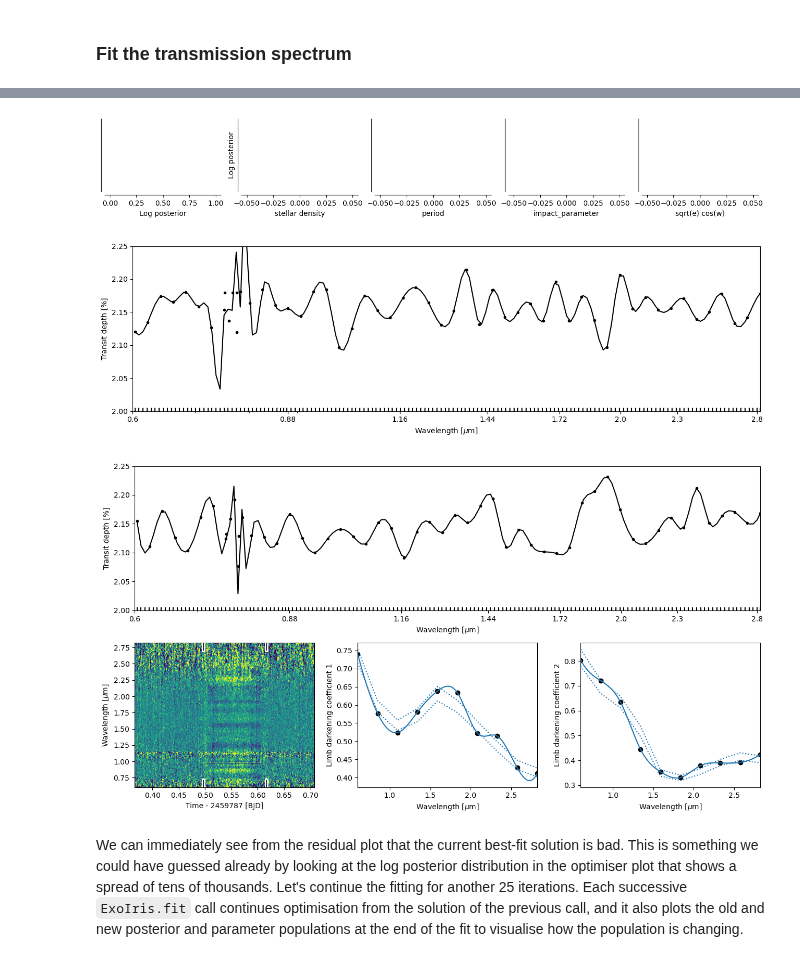
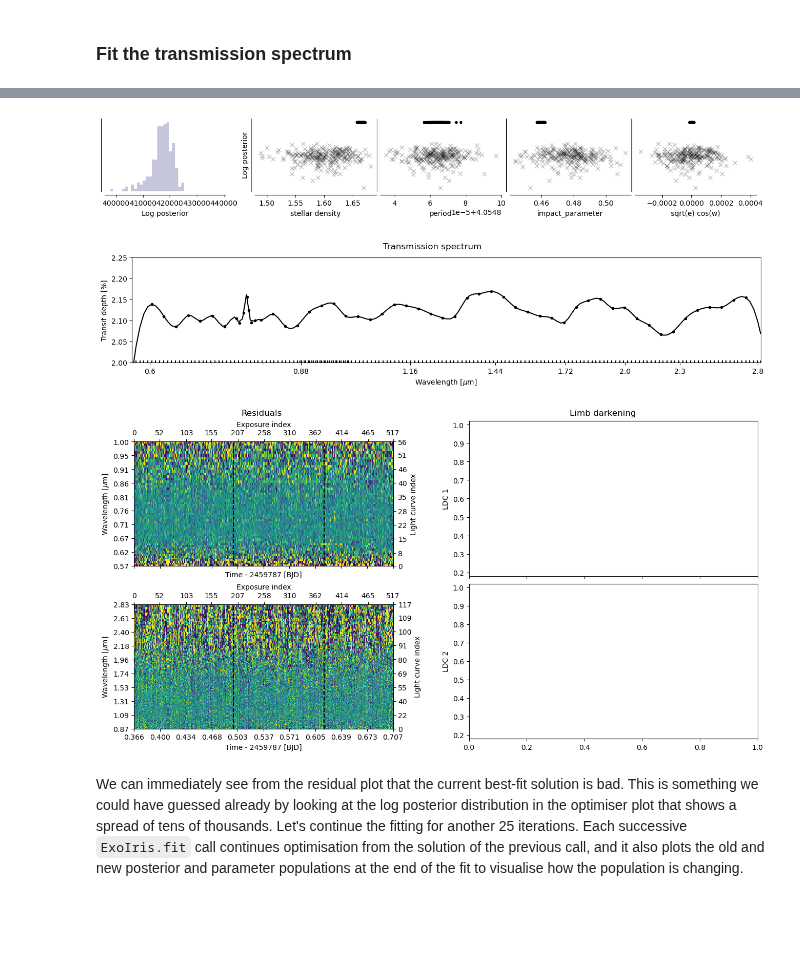
Before and after one commit to hpparvi/ExoIris, a Jupyter notebook: doc/source/examples/e01/05a_ldtkldm.ipynb, the cells around one changed output, grey strips where cells are left out. Cells and saved outputs as stored; diff of their text form; code cells hidden in the pictures; blank space fills up the shorter version.

```diff
--- a/doc/source/examples/e01/05a_ldtkldm.ipynb
+++ b/doc/source/examples/e01/05a_ldtkldm.ipynb
@@ -46,9 +45,9 @@ fig.tight_layout()
 filters = ([BoxcarFilter('a', wla*1e3, wlb*1e3) for wla, wlb in zip(db[0]._wl_l_edges, db[0]._wl_l_edges)] +
            [BoxcarFilter('a', wla*1e3, wlb*1e3) for wla, wlb in zip(db[1]._wl_l_edges, db[1]._wl_l_edges)] )
 # %%
-ldm = LDTkLD(filters, (5327, 139), (4.38, 0.09), (-0.01, 0.1), dataset='visir-lowres')
+ldm = LDTkLD(db, (5327, 139), (4.38, 0.09), (-0.01, 0.1), dataset='visir-lowres')
 # %%
-ts = ExoIris('01b_ldtk_limb_darkening', ldmodel=ldm, data=db, nk=50, nldc=10, nthreads=1)
+ts = ExoIris('05a_ldtk_limb_darkening', ldmodel=ldm, data=db, nk=50, nldc=10, nthreads=1)
 # %%
 ts.set_prior('tc', 'NP', 2459694.286, 0.003)
 ts.set_prior('p', 'NP', 4.05487, 1e-5)
@@ -105,18 +86,12 @@ array([[1.62391142e+00, 2.45969429e+06, 4.05487471e+00, ...,
 # %%
-ts.fit(niter=25, npop=250, pool=pool, lnpost=lnpostf)
+ts.fit(niter=2500, npop=250, pool=pool, lnpost=lnpostf)
 # %% [output]
-[figure, old version]
+[figure, new version]
-# %%
-fig, ax = subplots(figsize=(13,4))
-ts.plot_transmission_spectrum(result='fit', ax=ax, xscale='log', ylim=(2.0,2.25), xticks=[0.6, 0.88, 1.16, 1.44, 1.72, 2.0, 2.30, 2.8])
-fig.tight_layout()
-# %% [output]
-[figure, removed]
 # %%
-ts.plot_fit(result='fit', figsize=(13,7),
+ts.plot_fit(result='fit', figsize=(13,10), height_ratios=(0.3, 0.7),
             res_args=dict(pmin=5, pmax=95),
-            trs_args=dict(xscale='log', ylim=(2.0,2.25), xticks=[0.6, 0.88, 1.16, 1.44, 1.72, 2.0, 2.30, 2.8]))
+            trs_args=dict(xscale='log', ylim=(2.0,2.25), xticks=[0.6, 0.88, 1.16, 1.44, 1.72, 2.0, 2.30, 2.8]));
 # %% [output]
-[figure, old version]
+[figure, new version]
 # %% [markdown]
 We can immediately see from the residual plot that the current best-fit solution is bad. This is something we could have guessed already by looking at the log posterior distribution in the optimiser plot that shows a spread of tens of thousands. Let's continue the fitting for another 25 iterations. Each successive `ExoIris.fit` call continues optimisation from the solution of the previous call, and it also plots the old and new posterior and parameter populations at the end of the fit to visualise how the population is changing.
```
Also changed, not shown: parts of 17 cells of this notebook, 4 other files.
